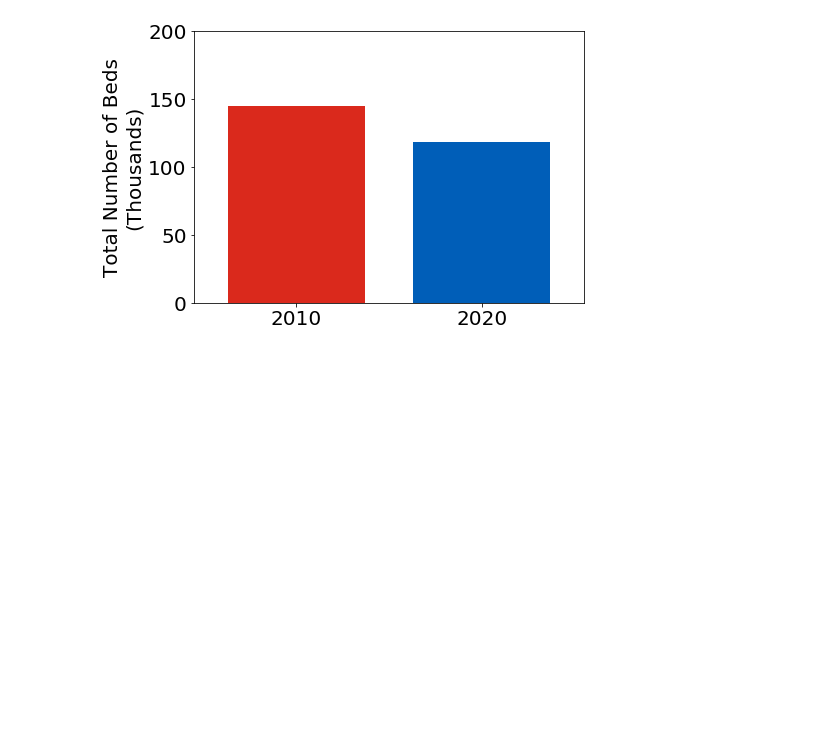
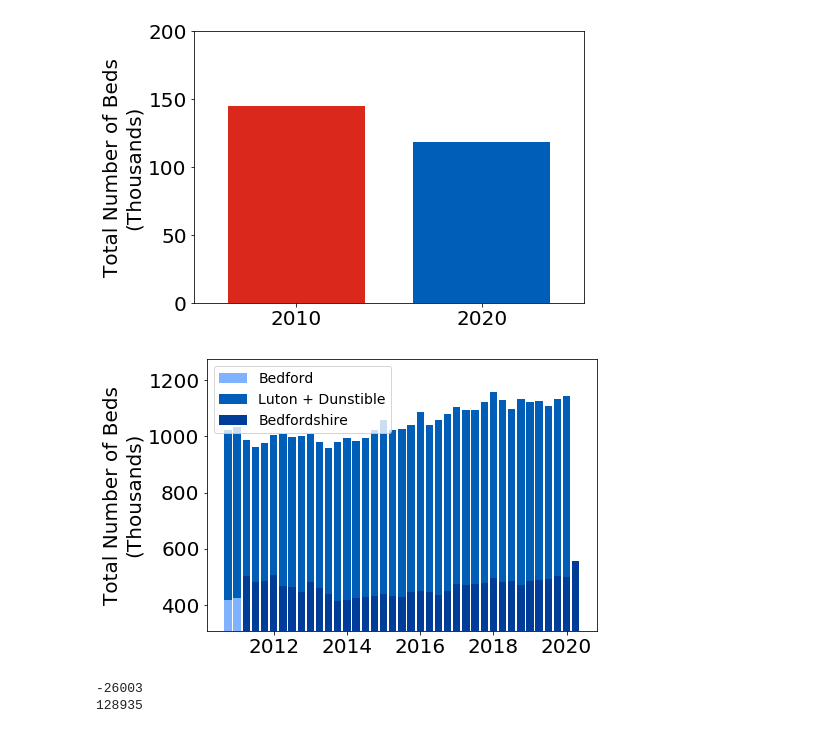
Before and after one commit to HowsMyNHS/NHSdata, a Jupyter notebook: NhsEngBeds.ipynb, the cells around one changed output. Saved outputs shown, nothing was run; the diff lists cells and outputs as text; code cells hidden in the pictures; blank space fills up the shorter version.

```diff
--- a/NhsEngBeds.ipynb
+++ b/NhsEngBeds.ipynb
@@ -231,3 +246,40 @@ ax1.set_ylabel("Total Number of Beds\n(Thousands)")
 plt.show()
 # %% [output]
 [figure]
+# %%
+fig, ax1 = plt.subplots(figsize = (7,5))
+time = np.arange(2010.25, 2020.5, 0.25)[::-1]
+
+hospital = -2
+
+luton = BedsAvail[hospital,:]
+ax1.bar(time[luton!='-'], luton[luton!='-'], width = 0.2,
+        align='center', alpha=1, color="#80b3ff", label = "Bedford")
+#plt.plot(time, allBeds,'r.',lw=2)
+
+hospital = -1
+
+bedford = BedsAvail[hospital,:]
+ax1.bar(time[bedford!='-'], bedford[bedford!='-'], width = 0.2,
+        align='center', alpha=1, color="#005EB8", bottom=luton[luton!='-'], label = "Luton + Dunstible")
+#plt.plot(time, allBeds,'r.',lw=2)
+
+
+hospital = 118
+bedfordshire = BedsAvail[hospital,:]
+ax1.bar(time[bedfordshire!='-'], bedfordshire[bedfordshire!='-'], width = 0.2,
+        align='center', alpha=1, color="#003d99", label = "Bedfordshire")
+#plt.plot(time, allBeds,'r.',lw=2)
+ax1.set_ylabel("Total Number of Beds\n(Thousands)")
+
+ax1.set_ylim(0.9*min(luton[luton != "-"]),
+             1.1*max(max(luton[luton != "-"]+bedford[bedford != "-"]), max(bedfordshire[bedfordshire != "-"])))
+plt.legend(prop = {"size": 14})
+plt.show()
+
+print(allBeds[0]-allBeds[-1])
+print(int(allBeds[1]))
+# %% [output]
+[figure, added]
+-26003
+128935
```
Also changed, not shown: parts of 4 cells of this notebook, 2 other files.
